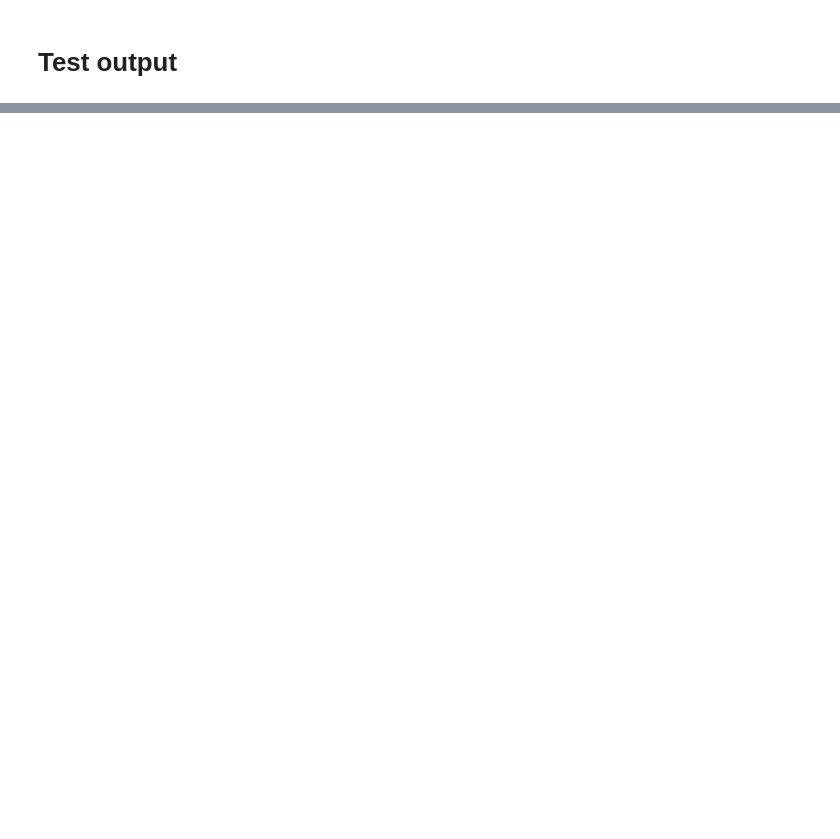
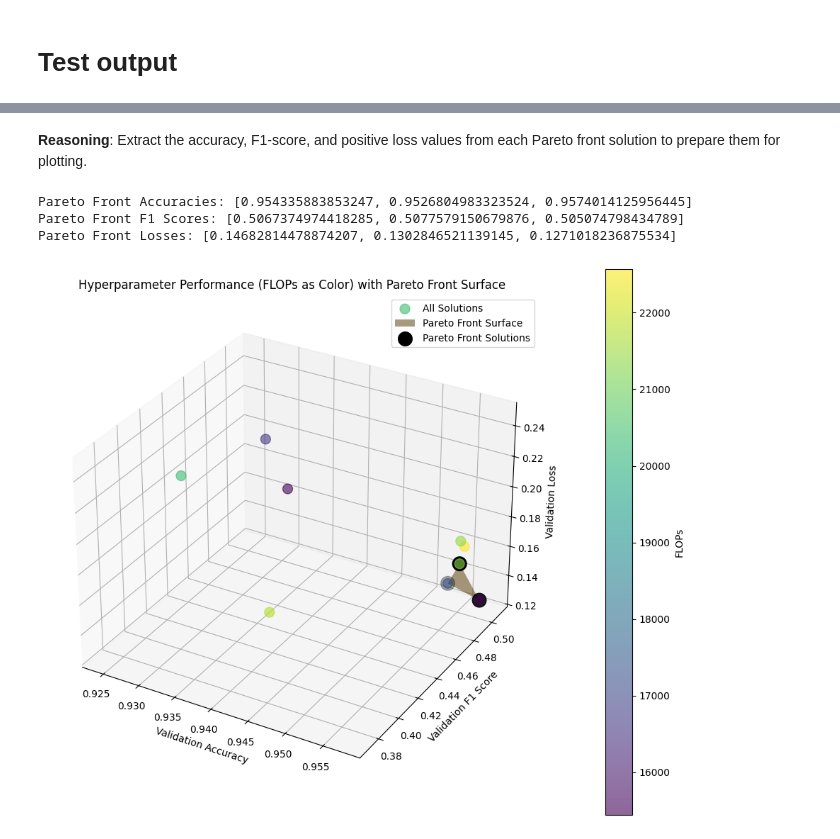
Before and after one commit to grillinr/evolutionary-computing, a Jupyter notebook: final/final_proj.ipynb, the cells around one changed output, grey strips where cells are left out. Saved outputs shown, nothing was run; the diff lists cells and outputs as text; code cells hidden in the pictures; blank space fills up the shorter version.

```diff
--- a/final/final_proj.ipynb
+++ b/final/final_proj.ipynb
@@ -325,3 +325,7 @@ Hyperparameters(lr=0.04763833348409762, epochs=174, hidden=(32, 49, 238), dropou
 Hyperparameters(lr=0.005189798212898392, epochs=166, hidden=(8, 143, 103), dropout_rate=0.24914245097358395, patience=17)
 # %% [markdown]
 # Test output
+# %%
+# Stats for final generation
+final_pop_stats = [train(member) for member in final_pop]
+print(final_pop_stats)
@@ -344,0 +511,56 @@ print(f"Test F-Beta (macro): {f_beta:.4f}")
+# %% [markdown]
+**Reasoning**:
+Extract the accuracy, F1-score, and positive loss values from each Pareto front solution to prepare them for plotting.
+# %%
+pareto_accuracies = []
+pareto_f1_scores = []
+pareto_losses = []
+
+for solution in pareto_solutions:
+    # solution is (accuracy, f1_score, -loss, -flops)
+    pareto_accuracies.append(solution[0])
+    pareto_f1_scores.append(solution[1])
+    pareto_losses.append(-solution[2]) # Negate back to positive loss
+
+print("Pareto Front Accuracies:", pareto_accuracies)
+print("Pareto Front F1 Scores:", pareto_f1_scores)
+print("Pareto Front Losses:", pareto_losses)
+# %% [output]
+Pareto Front Accuracies: [0.954335883853247, 0.9526804983323524, 0.9574014125956445]
+Pareto Front F1 Scores: [0.5067374974418285, 0.5077579150679876, 0.505074798434789]
+Pareto Front Losses: [0.14682814478874207, 0.1302846521139145, 0.1271018236875534]
+# %%
+fig = plt.figure(figsize=(12, 10))
+ax = fig.add_subplot(111, projection='3d')
+
+# Plot all initial solutions as before
+scatter = ax.scatter(accuracies, f1_scores, losses, c=flops_values, cmap='viridis', s=100, alpha=0.6, label='All Solutions')
+
+# Create a triangulated surface for the Pareto front
+# plot_trisurf can handle unsorted points and triangulate them
+ax.plot_trisurf(pareto_accuracies, pareto_f1_scores, pareto_losses, color='orange', alpha=0.5, label='Pareto Front Surface')
+
+# Highlight the individual Pareto front solutions with distinct scatter points
+ax.scatter(pareto_accuracies, pareto_f1_scores, pareto_losses, color='black', s=200, marker='o', edgecolors='black', label='Pareto Front Solutions', zorder=10)
+
+# Label the axes
+ax.set_xlabel('Validation Accuracy')
+ax.set_ylabel('Validation F1 Score')
+ax.set_zlabel('Validation Loss')
+
+# Set the title of the plot
+ax.set_title('Hyperparameter Performance (FLOPs as Color) with Pareto Front Surface')
+
+# Add a color bar for the scatter plot (all solutions) and set its label to 'FLOPs'
+cbar = fig.colorbar(scatter, ax=ax, pad=0.1)
+cbar.set_label('FLOPs')
+
+# Add legend to distinguish all solutions from Pareto front solutions/surface
+# The label from plot_trisurf might not appear in legend directly, so we explicitly add 'Pareto Front Solutions'
+# For a true surface legend, a custom legend handle might be needed, but scatter for points is sufficient as requested.
+ax.legend()
+
+# Display the plot
+plt.show()
+# %% [output]
+[figure, added]
```
Also changed, not shown: parts of 11 cells of this notebook.
